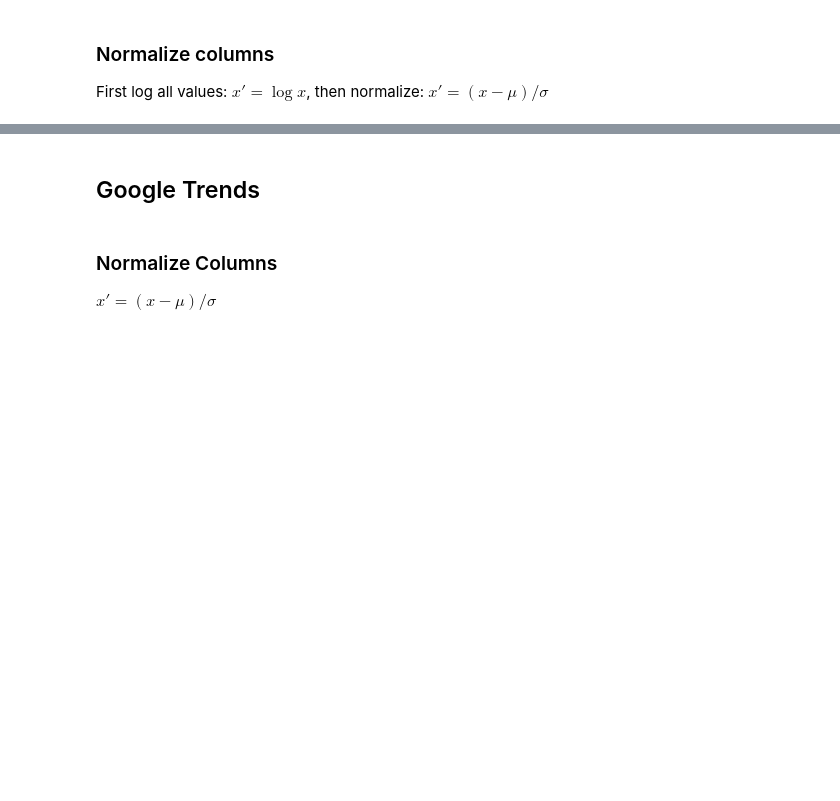
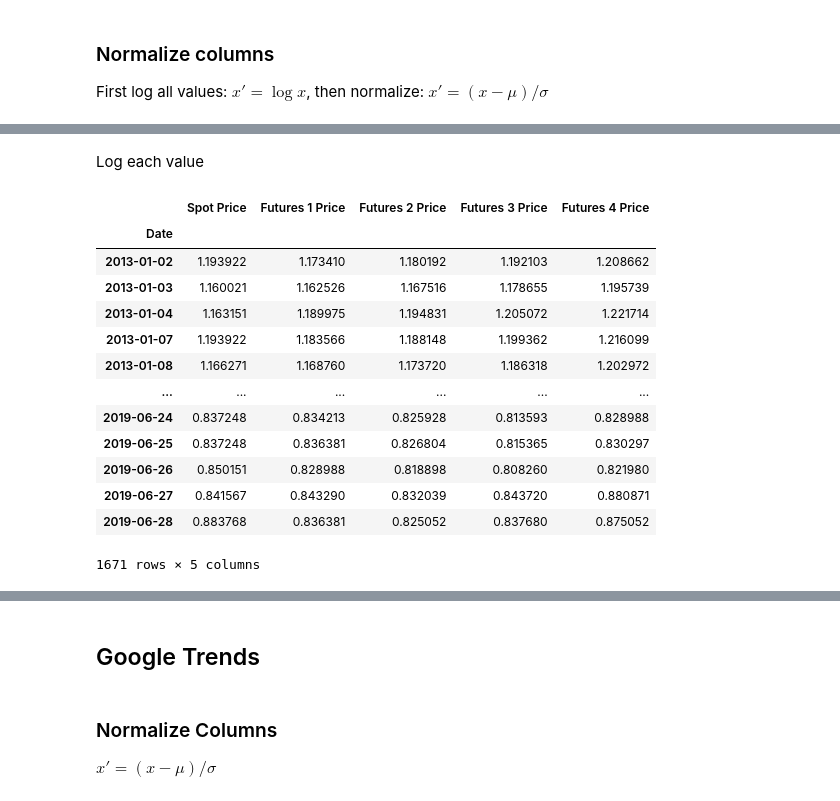
Before and after one commit to qstickmurph/cs4263-project, a Jupyter notebook: code/CS4263-Project.ipynb, the cells around one changed output, grey strips where cells are left out. Saved outputs shown, nothing was run; the diff lists cells and outputs as text; code cells hidden in the pictures; blank space fills up the shorter version.

```diff
--- a/code/CS4263-Project.ipynb
+++ b/code/CS4263-Project.ipynb
@@ -164,0 +227,20 @@ Sunday   = 2/3 (Monday - Friday)
+# %% [markdown]
+Log each value
+# %%
+nymex_df_normalized = np.log(nymex_df)
+nymex_df_normalized
+# %% [output]
+|  | Spot Price | Futures 1 Price | Futures 2 Price | Futures 3 Price | Futures 4 Price |
+| Date |  |  |  |  |  |
+| 2013-01-02 | 1.193922 | 1.173410 | 1.180192 | 1.192103 | 1.208662 |
+| 2013-01-03 | 1.160021 | 1.162526 | 1.167516 | 1.178655 | 1.195739 |
+| 2013-01-04 | 1.163151 | 1.189975 | 1.194831 | 1.205072 | 1.221714 |
+| 2013-01-07 | 1.193922 | 1.183566 | 1.188148 | 1.199362 | 1.216099 |
+| 2013-01-08 | 1.166271 | 1.168760 | 1.173720 | 1.186318 | 1.202972 |
+| ... | ... | ... | ... | ... | ... |
+| 2019-06-24 | 0.837248 | 0.834213 | 0.825928 | 0.813593 | 0.828988 |
+| 2019-06-25 | 0.837248 | 0.836381 | 0.826804 | 0.815365 | 0.830297 |
+| 2019-06-26 | 0.850151 | 0.828988 | 0.818898 | 0.808260 | 0.821980 |
+| 2019-06-27 | 0.841567 | 0.843290 | 0.832039 | 0.843720 | 0.880871 |
+| 2019-06-28 | 0.883768 | 0.836381 | 0.825052 | 0.837680 | 0.875052 |
+1671 rows × 5 columns
```
Also changed, not shown: parts of 19 cells of this notebook.
